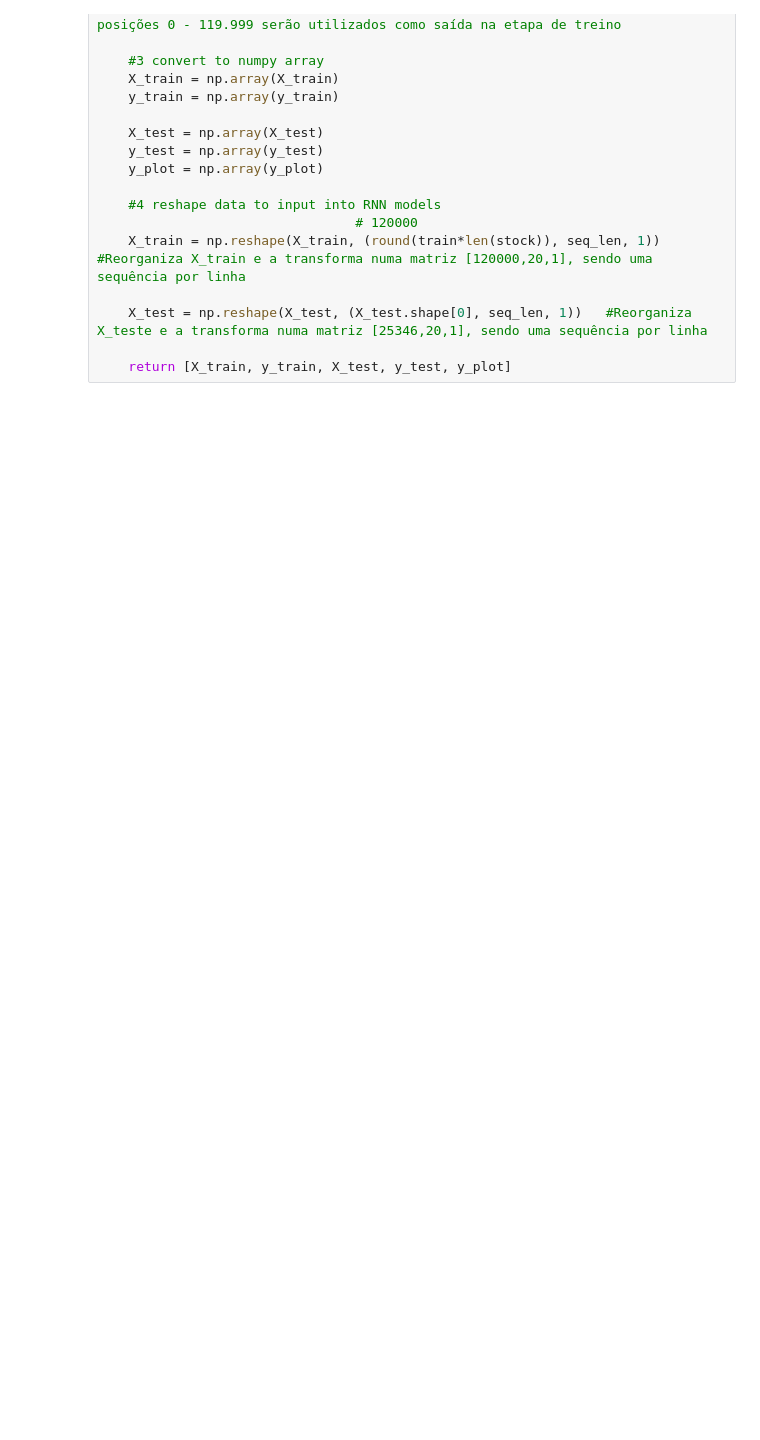
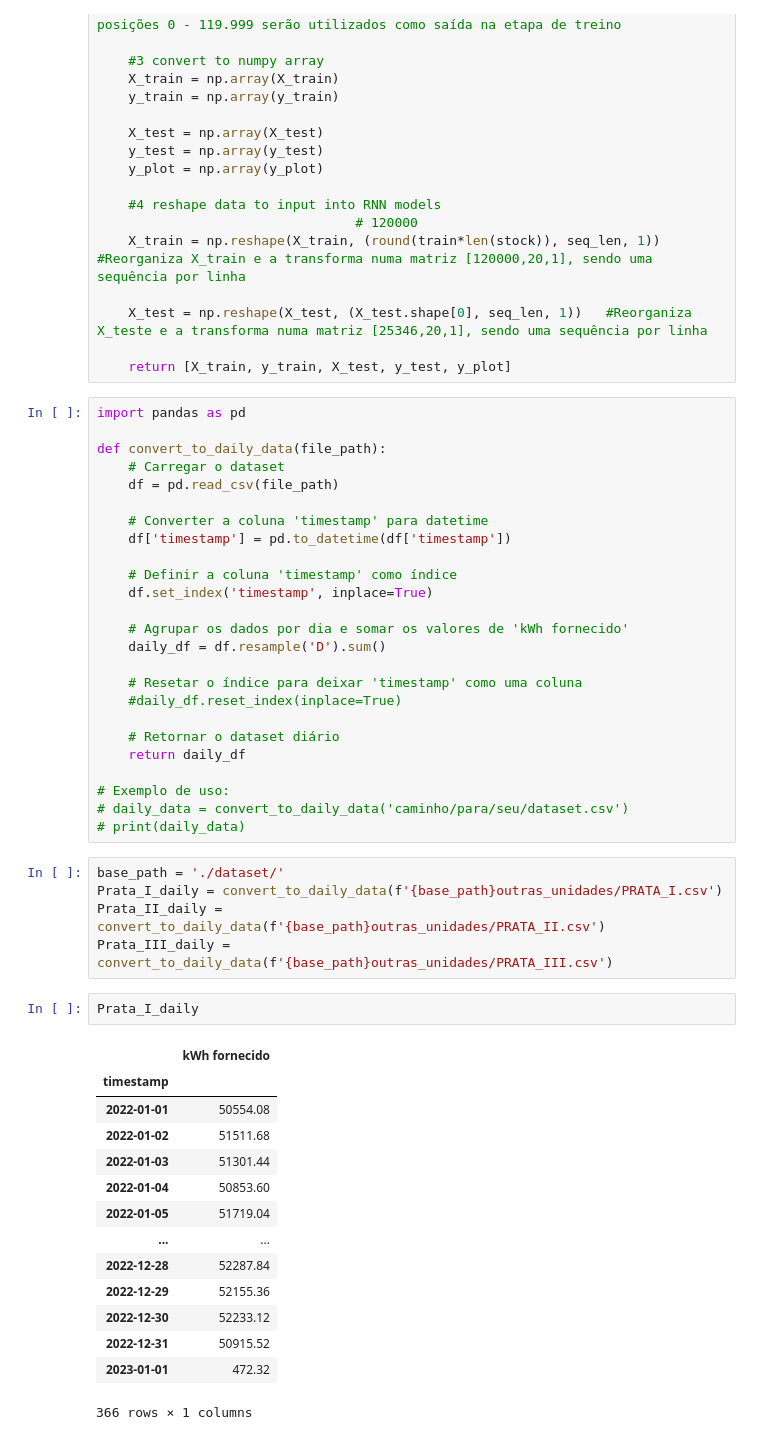
Before and after one commit to RenanFTorres/lstm-timeseries-energy, a Jupyter notebook: teste.ipynb, the cells around one changed output. Cells and saved outputs as stored; diff of their text form; blank space fills up the shorter version.

```diff
--- a/teste.ipynb
+++ b/teste.ipynb
@@ -169,3 +163,50 @@ def load_data(stock, seq_len,out_steps, perc_train, perc_test):  # stock == de_d
     X_test = np.reshape(X_test, (X_test.shape[0], seq_len, 1))   #Reorganiza X_teste e a transforma numa matriz [25346,20,1], sendo uma sequência por linha
 
     return [X_train, y_train, X_test, y_test, y_plot]
+# %%
+import pandas as pd
+
+def convert_to_daily_data(file_path):
+    # Carregar o dataset
+    df = pd.read_csv(file_path)
+
+    # Converter a coluna 'timestamp' para datetime
+    df['timestamp'] = pd.to_datetime(df['timestamp'])
+
+    # Definir a coluna 'timestamp' como índice
+    df.set_index('timestamp', inplace=True)
+
+    # Agrupar os dados por dia e somar os valores de 'kWh fornecido'
+    daily_df = df.resample('D').sum()
+
+    # Resetar o índice para deixar 'timestamp' como uma coluna
+    #daily_df.reset_index(inplace=True)
+
+    # Retornar o dataset diário
+    return daily_df
+
+# Exemplo de uso:
+# daily_data = convert_to_daily_data('caminho/para/seu/dataset.csv')
+# print(daily_data)
+# %%
+base_path = './dataset/'
+Prata_I_daily = convert_to_daily_data(f'{base_path}outras_unidades/PRATA_I.csv')
+Prata_II_daily = convert_to_daily_data(f'{base_path}outras_unidades/PRATA_II.csv')
+Prata_III_daily = convert_to_daily_data(f'{base_path}outras_unidades/PRATA_III.csv')
+# %%
+Prata_I_daily
+# %% [output]
+|  | kWh fornecido |
+| timestamp |  |
+| 2022-01-01 | 50554.08 |
+| 2022-01-02 | 51511.68 |
+| 2022-01-03 | 51301.44 |
+| 2022-01-04 | 50853.60 |
+| 2022-01-05 | 51719.04 |
+| ... | ... |
+| 2022-12-28 | 52287.84 |
+| 2022-12-29 | 52155.36 |
+| 2022-12-30 | 52233.12 |
+| 2022-12-31 | 50915.52 |
+| 2023-01-01 | 472.32 |
+366 rows × 1 columns
```
Also changed, not shown: parts of 6 cells of this notebook, 19 other files.
